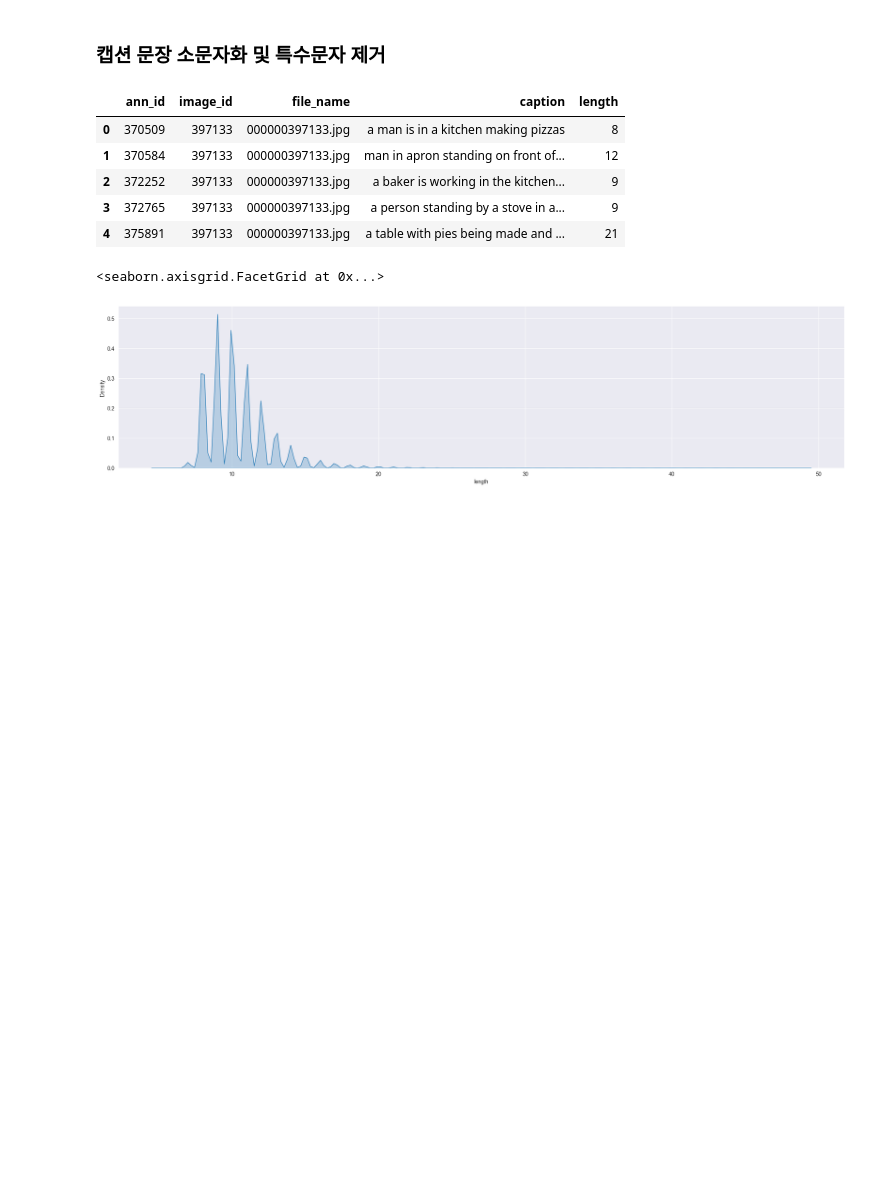
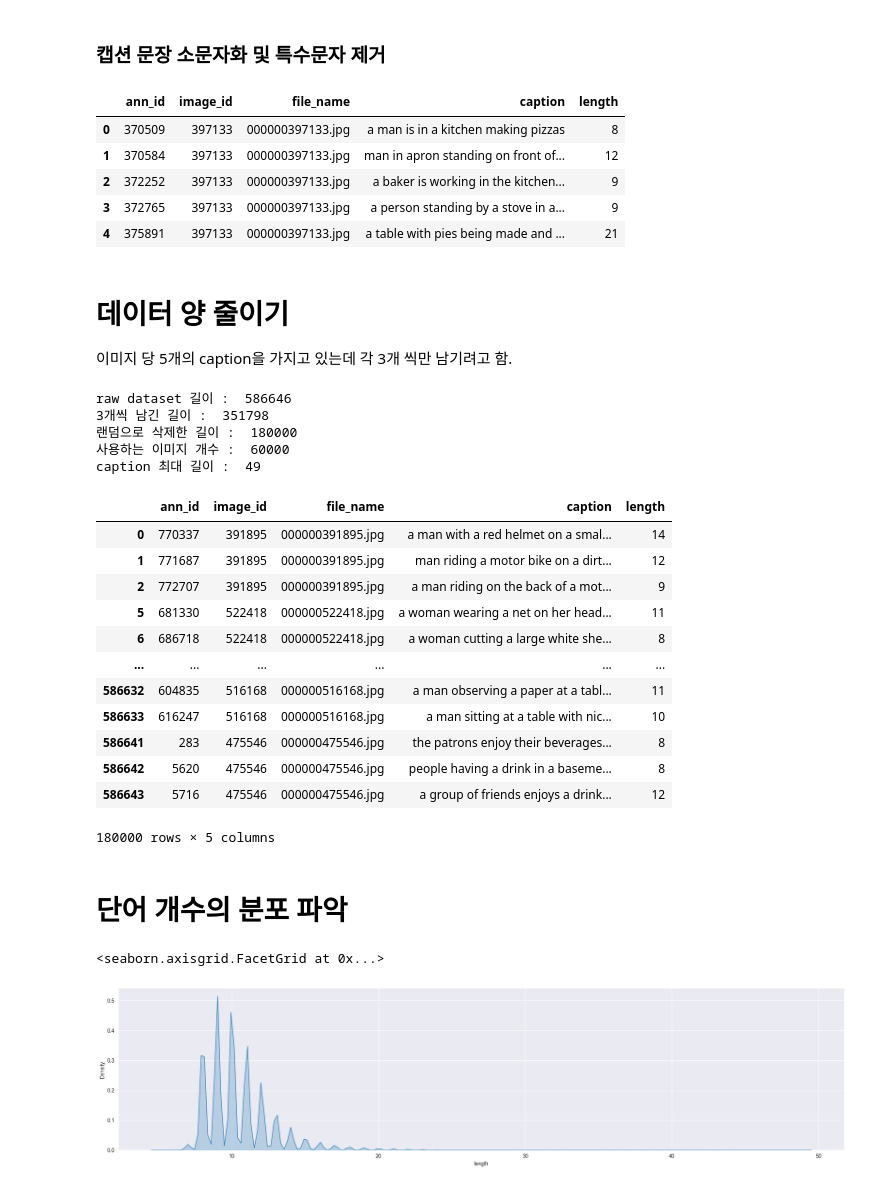
Before and after one commit to Mirror-DRG/Mirror-DL, a Jupyter notebook: imagecaptioning/preprocessing/image_captioning_coco_preprocess.ipynb, the cells around one changed output. Drawn from its saved outputs; the diff is of its cells as text; code cells hidden in the pictures; blank space fills up the shorter version.

```diff
--- a/imagecaptioning/preprocessing/image_captioning_coco_preprocess.ipynb
+++ b/imagecaptioning/preprocessing/image_captioning_coco_preprocess.ipynb
@@ -159,6 +159,57 @@ df.head()
 # %%
 csv_filename = 'pro_cap_{}.csv'.format(data_type)
 df.to_csv(csv_filename, index=False)
+# %% [markdown]
+# 데이터 양 줄이기
+
+이미지 당 5개의 caption을 가지고 있는데 각 3개 씩만 남기려고 함.
+# %%
+import pandas as pd
+import random
+
+data_dir = '../../rawdataset/coco'
+data_type = 'train2017'
+train_csv = 'pro_cap_{}.csv'.format(data_type)
+train_data = pd.read_csv(train_csv)
+print("raw dataset 길이 : " ,len(train_data))
+
+# 각 이미지에 3개의 caption만 남기기
+train_data = train_data.groupby('image_id').head(3)
+print("3개씩 남긴 길이 : " ,len(train_data))
+
+# 랜덤으로 60000개의 image_id의 caption만 남기기
+unique_image_ids = train_data['image_id'].unique().tolist()
+random.shuffle(unique_image_ids)
+unique_image_ids = unique_image_ids[0:57266]
+train_data = train_data[~train_data['image_id'].isin(unique_image_ids)]
+print("랜덤으로 삭제한 길이 : " ,len(train_data))
+print("사용하는 이미지 개수 : ", train_data['image_id'].nunique())
+print("caption 최대 길이 : ", max(train_data["length"]))
+
+csv_filename = 'pro_cap_small_{}.csv'.format(data_type)
+train_data.to_csv(csv_filename, index=False)
+train_data
+# %% [output]
+raw dataset 길이 :  586646
+3개씩 남긴 길이 :  351798
+랜덤으로 삭제한 길이 :  180000
+사용하는 이미지 개수 :  60000
+caption 최대 길이 :  49
+|  | ann_id | image_id | file_name | caption | length |
+| 0 | 770337 | 391895 | 000000391895.jpg | a man with a red helmet on a smal... | 14 |
+| 1 | 771687 | 391895 | 000000391895.jpg | man riding a motor bike on a dirt... | 12 |
+| 2 | 772707 | 391895 | 000000391895.jpg | a man riding on the back of a mot... | 9 |
+| 5 | 681330 | 522418 | 000000522418.jpg | a woman wearing a net on her head... | 11 |
+| 6 | 686718 | 522418 | 000000522418.jpg | a woman cutting a large white she... | 8 |
+| ... | ... | ... | ... | ... | ... |
+| 586632 | 604835 | 516168 | 000000516168.jpg | a man observing a paper at a tabl... | 11 |
+| 586633 | 616247 | 516168 | 000000516168.jpg | a man sitting at a table with nic... | 10 |
+| 586641 | 283 | 475546 | 000000475546.jpg | the patrons enjoy their beverages... | 8 |
+| 586642 | 5620 | 475546 | 000000475546.jpg | people having a drink in a baseme... | 8 |
+| 586643 | 5716 | 475546 | 000000475546.jpg | a group of friends enjoys a drink... | 12 |
+180000 rows × 5 columns
+# %% [markdown]
+# 단어 개수의 분포 파악
 # %%
 # 단어 개수의 분포 파악
 sns.displot(data=df, x='length', palette='mako', kind='kde', fill=True, aspect=4)
```
